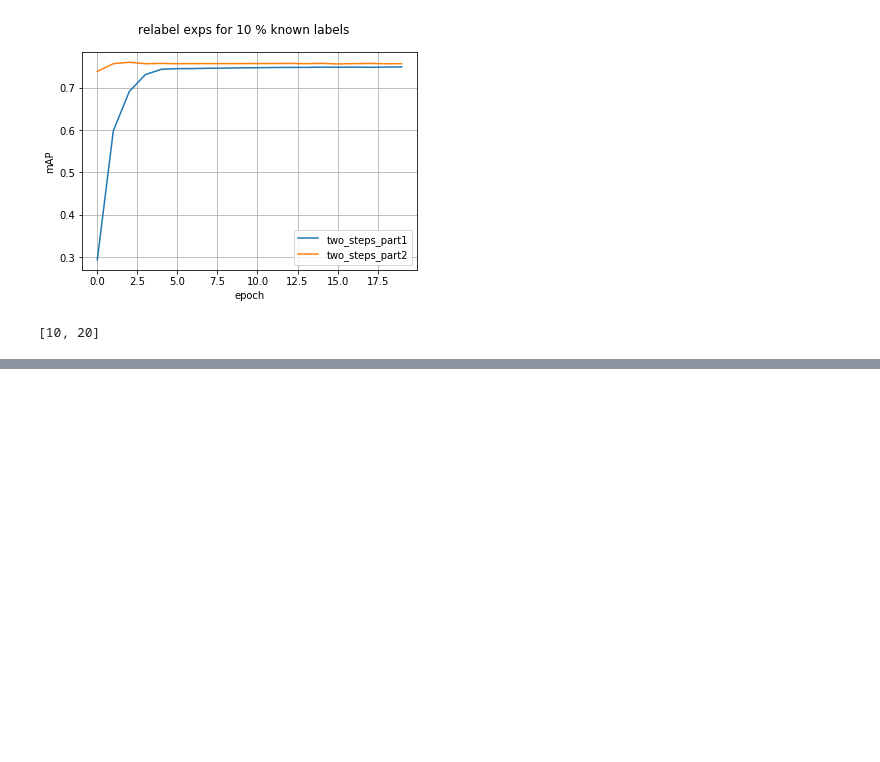
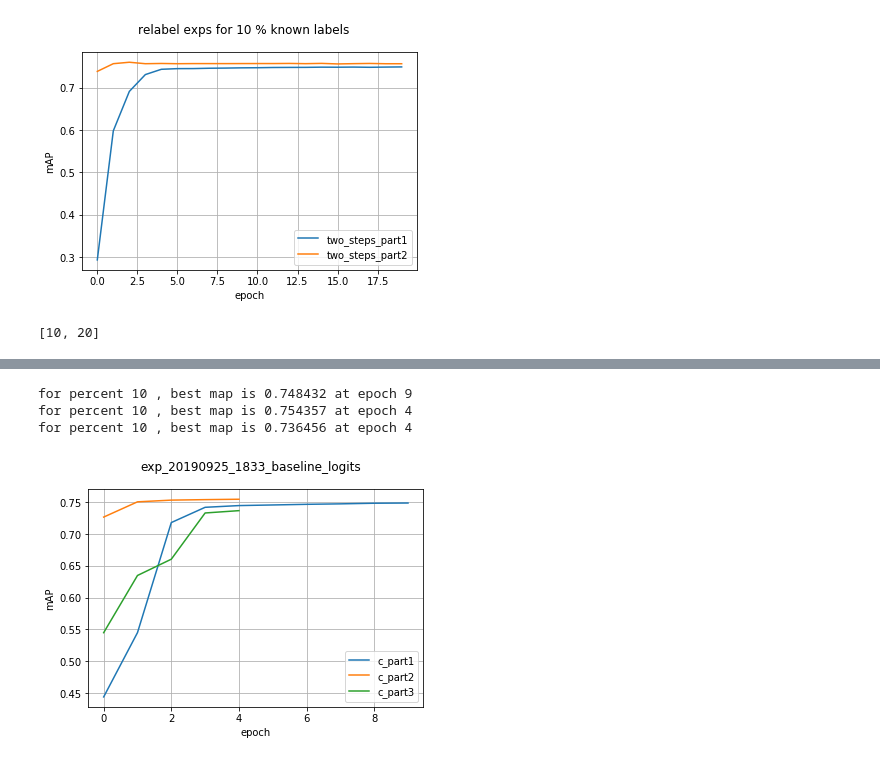
Before and after one commit to lcalem/partial-labels, a Jupyter notebook: experiments/notebooks/eval.ipynb, the cells around one changed output, grey strips where cells are left out. Drawn from its saved outputs; the diff is of its cells as text; code cells hidden in the pictures; blank space fills up the shorter version.

```diff
--- a/experiments/notebooks/eval.ipynb
+++ b/experiments/notebooks/eval.ipynb
@@ -773,0 +790,13 @@ for percent 10 , best map is 0.759602 at epoch 2
+# %%
+exps = {
+    'c_part1': 'exp_20190925_1833_baseline_logits/map.csv',
+    'c_part2': 'exp_20190925_1833_baseline_logits/map1.csv',
+    'c_part3': 'exp_20190925_1833_baseline_logits/map2.csv',
+}
+data = get_plotting_data(exps, percent)
+actual_plot(data, 'exp_20190925_1833_baseline_logits')
+# %% [output]
+for percent 10 , best map is 0.748432 at epoch 9
+for percent 10 , best map is 0.754357 at epoch 4
+for percent 10 , best map is 0.736456 at epoch 4
+[figure, added]
```
Also changed, not shown: parts of 11 cells of this notebook, 12 other files.
